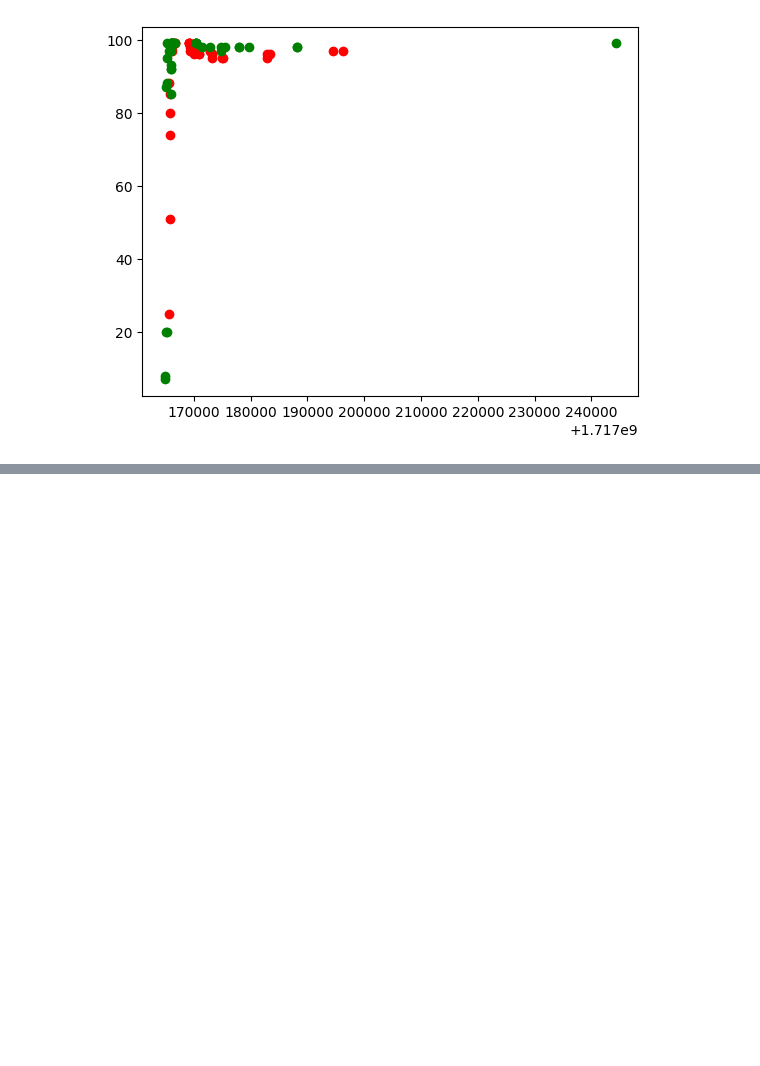
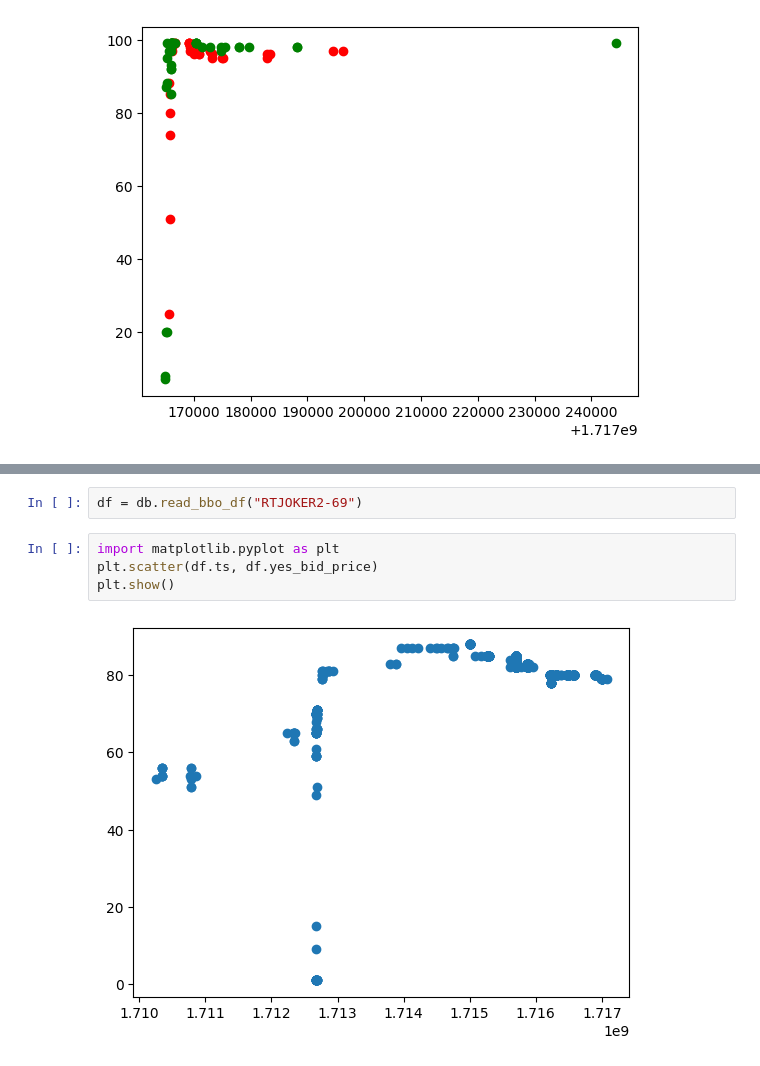
Before and after one commit to kamyarghiam/kalshi_bot, a Jupyter notebook: src/strategy/research/large_trades/manchin.ipynb, the cells around one changed output, grey strips where cells are left out. Saved outputs shown, nothing was run; the diff lists cells and outputs as text; blank space fills up the shorter version.

```diff
--- a/src/strategy/research/large_trades/manchin.ipynb
+++ b/src/strategy/research/large_trades/manchin.ipynb
@@ -69,0 +123,8 @@ series_tickers = db.get_series_tickers()
+# %%
+df = db.read_bbo_df("RTJOKER2-69")
+# %%
+import matplotlib.pyplot as plt
+plt.scatter(df.ts, df.yes_bid_price)
+plt.show()
+# %% [output]
+[figure, added]
```
Also changed, not shown: parts of 4 cells of this notebook, 5 other files.
